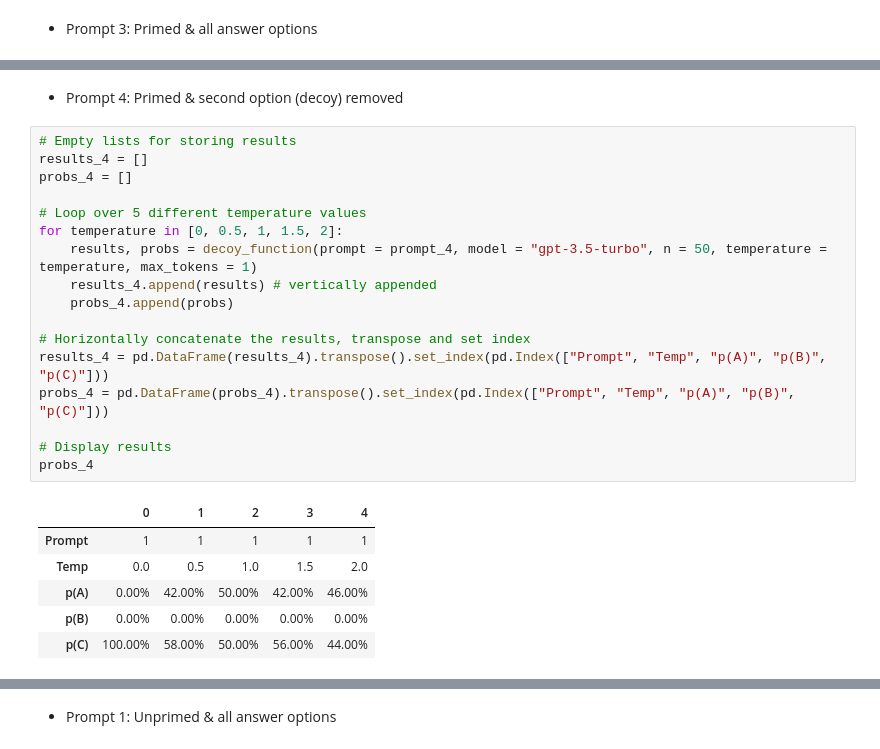
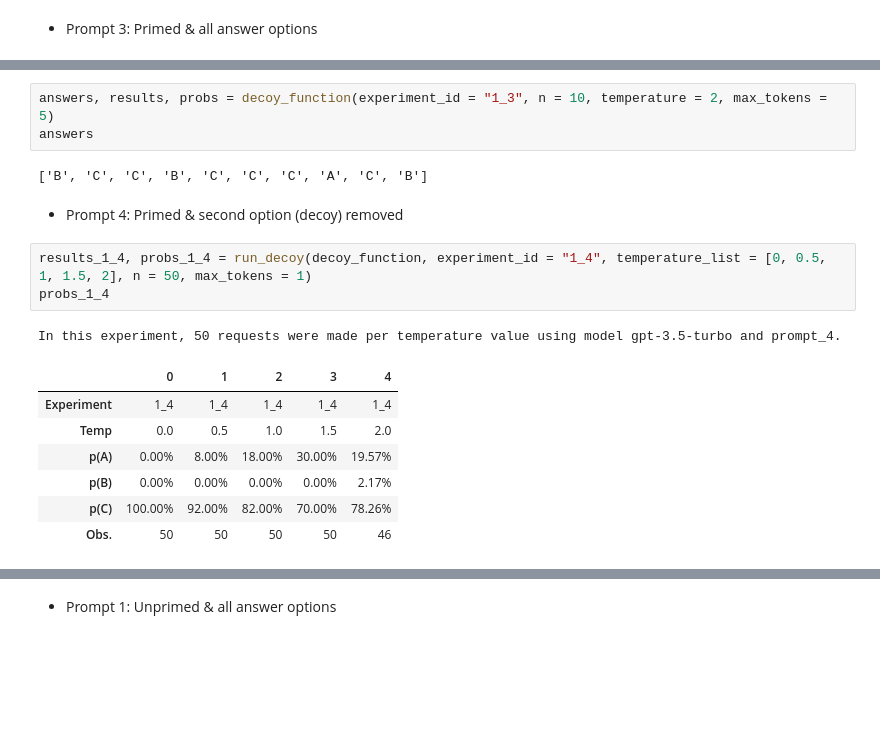
Before and after one commit to MariusDSPM/Data-Science-Project, a Jupyter notebook: Decoy Effect.ipynb, the cells around one changed output, grey strips where cells are left out. Saved outputs shown, nothing was run; the diff lists cells and outputs as text; blank space fills up the shorter version.

```diff
--- a/Decoy Effect.ipynb
+++ b/Decoy Effect.ipynb
@@ -252,26 +556,19 @@ probs_3
+# %%
+answers, results, probs = decoy_function(experiment_id = "1_3", n = 10, temperature = 2, max_tokens = 5)
+answers
+# %% [output]
+['B', 'C', 'C', 'B', 'C', 'C', 'C', 'A', 'C', 'B']
 # %% [markdown]
 - Prompt 4: Primed & second option (decoy) removed
-# %%
-# Empty lists for storing results
-results_4 = []
-probs_4 = []
-
-# Loop over 5 different temperature values
-for temperature in [0, 0.5, 1, 1.5, 2]:
-    results, probs = decoy_function(prompt = prompt_4, model = "gpt-3.5-turbo", n = 50, temperature = temperature, max_tokens = 1)
-    results_4.append(results) # vertically appended
-    probs_4.append(probs)
-
-# Horizontally concatenate the results, transpose and set index
-results_4 = pd.DataFrame(results_4).transpose().set_index(pd.Index(["Prompt", "Temp", "p(A)", "p(B)", "p(C)"]))
-probs_4 = pd.DataFrame(probs_4).transpose().set_index(pd.Index(["Prompt", "Temp", "p(A)", "p(B)", "p(C)"]))
-
-# Display results
-probs_4
-# %% [output]
-|  | 0 | 1 | 2 | 3 | 4 |
-| Prompt | 1 | 1 | 1 | 1 | 1 |
-| Temp | 0.0 | 0.5 | 1.0 | 1.5 | 2.0 |
-| p(A) | 0.00% | 42.00% | 50.00% | 42.00% | 46.00% |
-| p(B) | 0.00% | 0.00% | 0.00% | 0.00% | 0.00% |
-| p(C) | 100.00% | 58.00% | 50.00% | 56.00% | 44.00% |
+# %%
+results_1_4, probs_1_4 = run_decoy(decoy_function, experiment_id = "1_4", temperature_list = [0, 0.5, 1, 1.5, 2], n = 50, max_tokens = 1)
+probs_1_4
+# %% [output]
+In this experiment, 50 requests were made per temperature value using model gpt-3.5-turbo and prompt_4.
+|  | 0 | 1 | 2 | 3 | 4 |
+| Experiment | 1_4 | 1_4 | 1_4 | 1_4 | 1_4 |
+| Temp | 0.0 | 0.5 | 1.0 | 1.5 | 2.0 |
+| p(A) | 0.00% | 8.00% | 18.00% | 30.00% | 19.57% |
+| p(B) | 0.00% | 0.00% | 0.00% | 0.00% | 2.17% |
+| p(C) | 100.00% | 92.00% | 82.00% | 70.00% | 78.26% |
+| Obs. | 50 | 50 | 50 | 50 | 46 |
```
Also changed, not shown: parts of 89 cells of this notebook.
